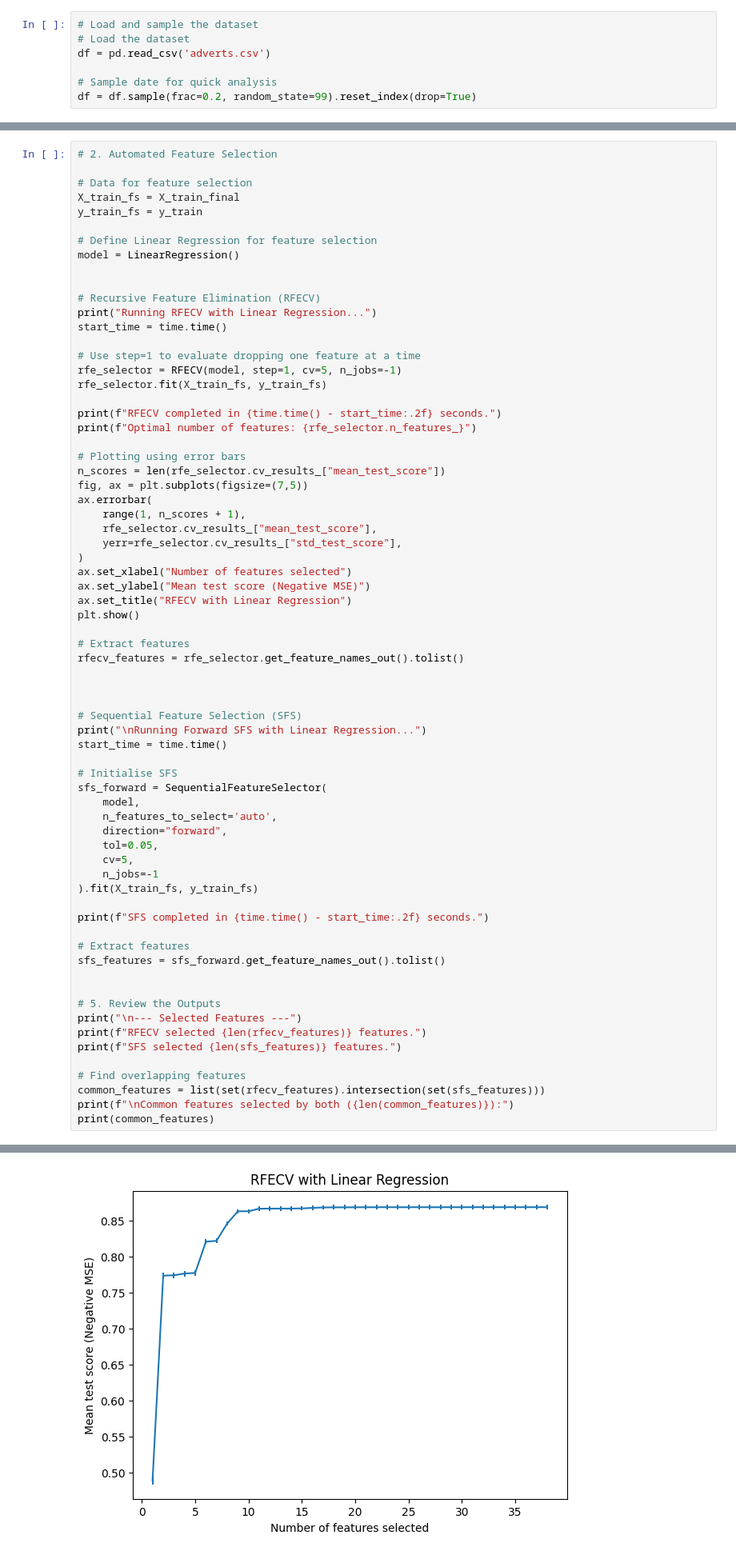
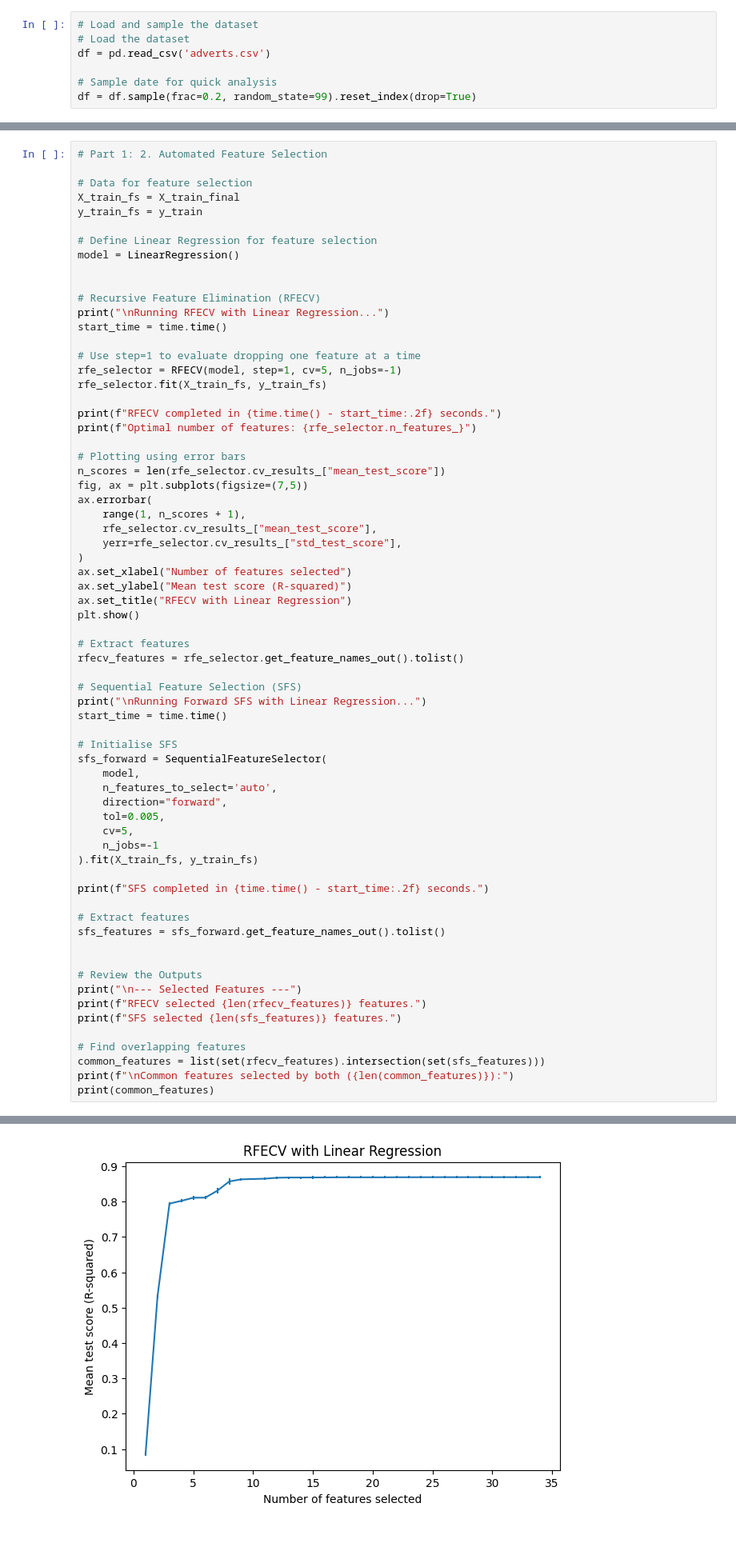
Before and after one commit to Ashwashhere/AdvancedMachineLearning_CarValuation, a Jupyter notebook: notebook.ipynb, the cells around one changed output, grey strips where cells are left out. Shown at 80% size. Cells and saved outputs as stored; diff of their text form.

```diff
--- a/notebook.ipynb
+++ b/notebook.ipynb
@@ -256,5 +343,5 @@ memory usage: 4.7 MB
 # %%
-# 2. Automated Feature Selection
+# Part 1: 2. Automated Feature Selection
 
 # Data for feature selection
 X_train_fs = X_train_final
@@ -265,7 +352,7 @@ model = LinearRegression()
 
 
 # Recursive Feature Elimination (RFECV)
-print("Running RFECV with Linear Regression...")
+print("\nRunning RFECV with Linear Regression...")
 start_time = time.time()
 
 # Use step=1 to evaluate dropping one feature at a time
@@ -284,14 +371,12 @@ ax.errorbar(
     yerr=rfe_selector.cv_results_["std_test_score"],
 )
 ax.set_xlabel("Number of features selected")
-ax.set_ylabel("Mean test score (Negative MSE)")
+ax.set_ylabel("Mean test score (R-squared)")
 ax.set_title("RFECV with Linear Regression")
 plt.show()
 
 # Extract features
 rfecv_features = rfe_selector.get_feature_names_out().tolist()
-
-
 
 # Sequential Feature Selection (SFS)
 print("\nRunning Forward SFS with Linear Regression...")
@@ -302,7 +387,7 @@ sfs_forward = SequentialFeatureSelector(
     model,
     n_features_to_select='auto',
     direction="forward",
-    tol=0.05,
+    tol=0.005,
     cv=5,
     n_jobs=-1
 ).fit(X_train_fs, y_train_fs)
@@ -313,7 +398,7 @@ print(f"SFS completed in {time.time() - start_time:.2f} seconds.")
 sfs_features = sfs_forward.get_feature_names_out().tolist()
 
 
-# 5. Review the Outputs
+# Review the Outputs
 print("\n--- Selected Features ---")
 print(f"RFECV selected {len(rfecv_features)} features.")
 print(f"SFS selected {len(sfs_features)} features.")
@@ -329,2 +414,2 @@ Optimal number of features: 32
-[figure, old version]
+[figure, new version]
 Running Forward SFS with Linear Regression...
```
Also changed, not shown: parts of 26 cells of this notebook, 2 other files.
